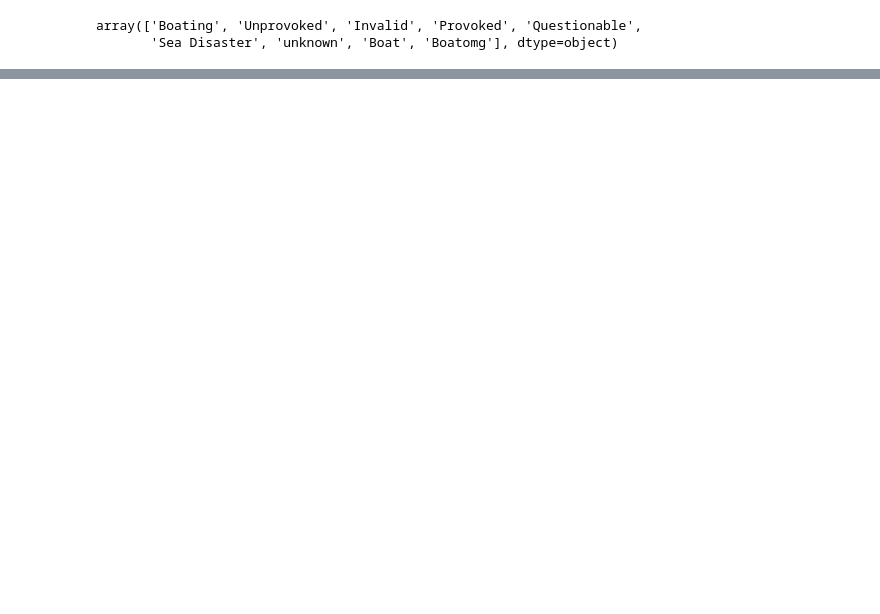
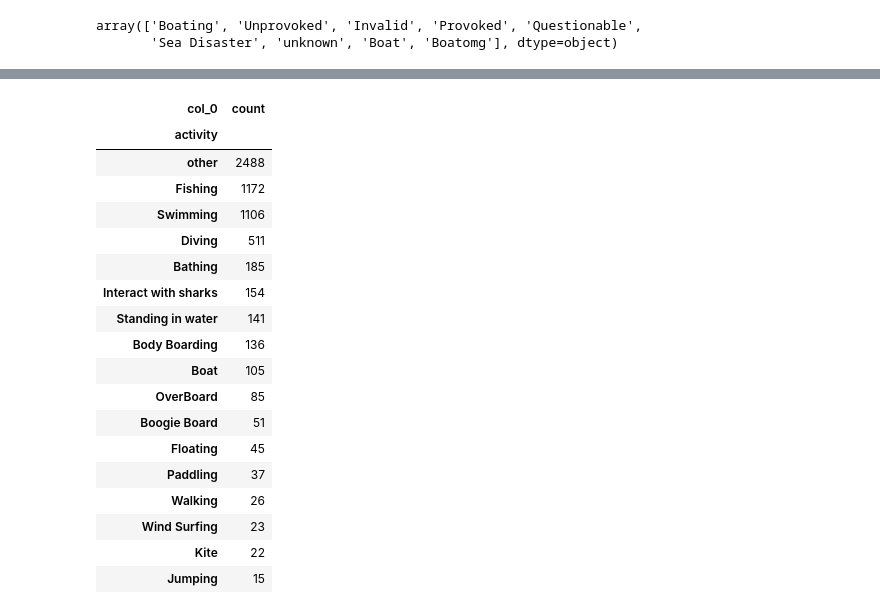
Before and after one commit to fjgarciaes/ProyectoSharks, a Jupyter notebook: Limpieza Sharks.ipynb, the cells around one changed output, grey strips where cells are left out. Saved outputs shown, nothing was run; the diff lists cells and outputs as text; code cells hidden in the pictures; blank space fills up the shorter version.

```diff
--- a/Limpieza Sharks.ipynb
+++ b/Limpieza Sharks.ipynb
@@ -627,0 +550,8 @@ array(['Boating', 'Unprovoked', 'Invalid', 'Provoked', 'Questionable',
+# %%
+s2['year'] = s2.year.astype(int)
+# %%
+for c in s2.select_dtypes('float').columns:
+
+    s2[c]=pd.to_numeric(s2[c], downcast='float')
+
+s2.info(memory_usage='deep')
@@ -627,0 +576,6 @@ array(['Boating', 'Unprovoked', 'Invalid', 'Provoked', 'Questionable',
+# %%
+for c in s2.select_dtypes('integer').columns:
+
+    s2[c]=pd.to_numeric(s2[c], downcast='integer')
+
+s2.info(memory_usage='deep')
@@ -627,0 +600,6 @@ array(['Boating', 'Unprovoked', 'Invalid', 'Provoked', 'Questionable',
+# %%
+for c in s2.select_dtypes('object').columns:
+
+    s2[c]=s2[c].astype('category')
+
+s2.info(memory_usage='deep')
@@ -627,0 +624,24 @@ array(['Boating', 'Unprovoked', 'Invalid', 'Provoked', 'Questionable',
+# %%
+activitytable=pd.crosstab(index=s2['activity'], columns= 'count')
+
+activitytable.sort_values('count', ascending=False)
+# %% [output]
+| col_0 | count |
+| activity |  |
+| other | 2488 |
+| Fishing | 1172 |
+| Swimming | 1106 |
+| Diving | 511 |
+| Bathing | 185 |
+| Interact with sharks | 154 |
+| Standing in water | 141 |
+| Body Boarding | 136 |
+| Boat | 105 |
+| OverBoard | 85 |
+| Boogie Board | 51 |
+| Floating | 45 |
+| Paddling | 37 |
+| Walking | 26 |
+| Wind Surfing | 23 |
+| Kite | 22 |
+| Jumping | 15 |
```
Also changed, not shown: parts of 33 cells of this notebook.
